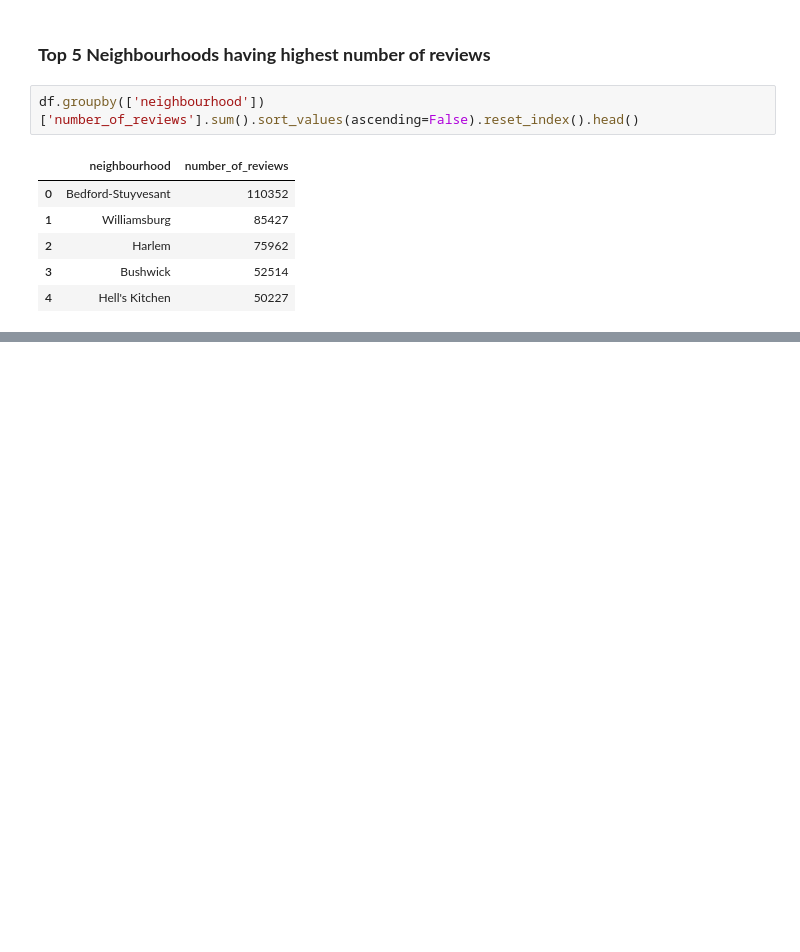
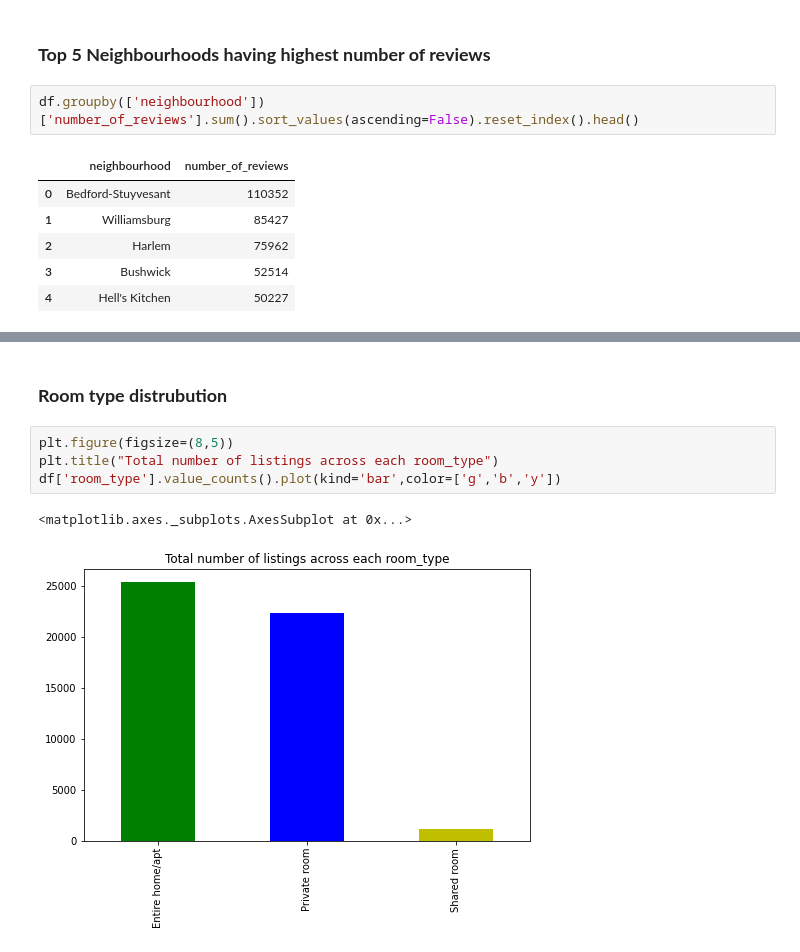
Before and after one commit to bhavikk001/airbnb-eda, a Jupyter notebook: Airbnb_Bookings_Analysis_(Team)_Capstone_Project.ipynb, the cells around one changed output, grey strips where cells are left out. Drawn from its saved outputs; the diff is of its cells as text; blank space fills up the shorter version.

```diff
--- a/Airbnb_Bookings_Analysis_(Team)_Capstone_Project.ipynb
+++ b/Airbnb_Bookings_Analysis_(Team)_Capstone_Project.ipynb
@@ -553,0 +591,9 @@ df.groupby(['neighbourhood'])['number_of_reviews'].sum().sort_values(ascending=F
+# %% [markdown]
+### **Room type distrubution**
+# %%
+plt.figure(figsize=(8,5))
+plt.title("Total number of listings across each room_type")
+df['room_type'].value_counts().plot(kind='bar',color=['g','b','y'])
+# %% [output]
+<matplotlib.axes._subplots.AxesSubplot at 0x...>
+[figure, added]
```
Also changed, not shown: parts of 10 cells of this notebook.
